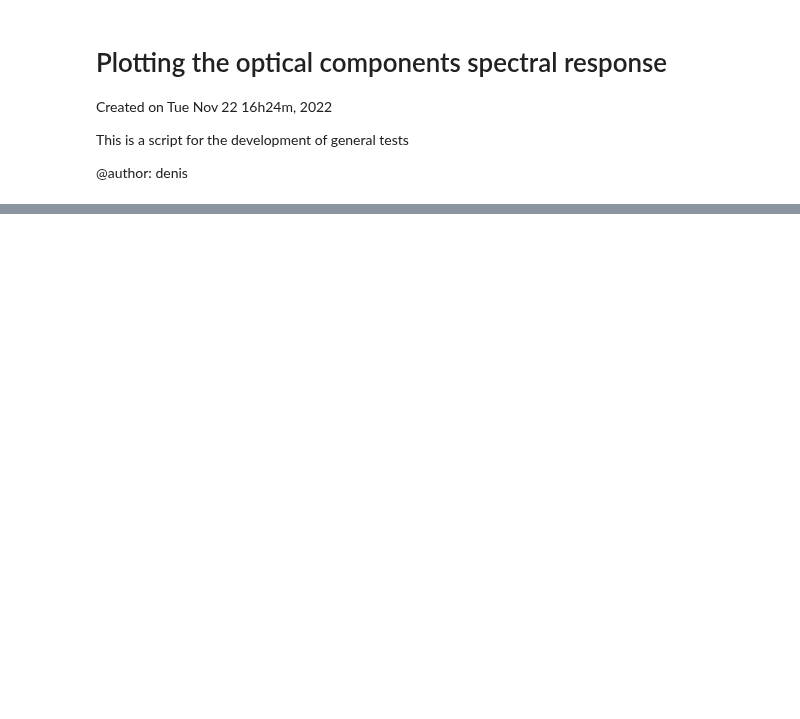
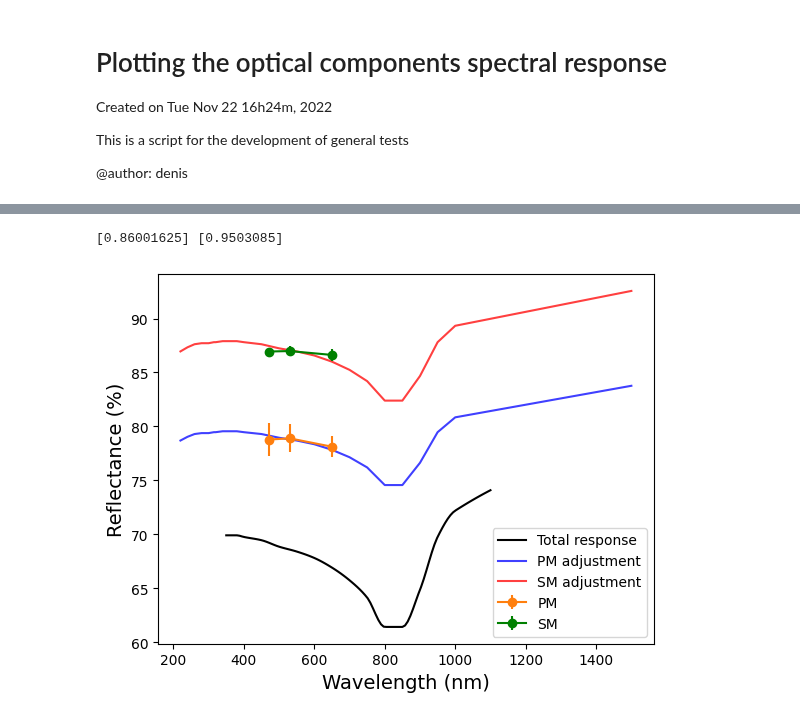
Before and after one commit to DBernardes/AIS, a Jupyter notebook: notebook/spectral_responses.ipynb, the cells around one changed output, grey strips where cells are left out. Drawn from its saved outputs; the diff is of its cells as text; code cells hidden in the pictures; blank space fills up the shorter version.

```diff
--- a/notebook/spectral_responses.ipynb
+++ b/notebook/spectral_responses.ipynb
@@ -284,17 +280,20 @@ from scipy.optimize import curve_fit
 
 from AIS.Spectral_Response import Telescope
 
+date = "20230328"
 fontsize = 14
 base_path = os.path.join("..", "AIS", "Spectral_Response", "telescope")
 obj_wavelength = np.linspace(350, 1100, 100)
 telescope = Telescope()
-spectral_response = telescope.get_spectral_response(obj_wavelength, "20230328") * 100
+spectral_response = telescope.get_spectral_response(obj_wavelength, date) * 100
 plt.plot(obj_wavelength, spectral_response, "k-", label="Total response")
 
 # ----------------------------------------------------------------------------------
 
-df = pd.read_csv(os.path.join(base_path, "reflectance_20230328.csv"))
-wv, M1, M2 = df["wavelength (nm)"], df["primary"], df["secondary"]
+df = pd.read_csv(os.path.join(base_path, f"reflectance_{date}.csv"))
+wv = df["wavelength (nm)"]
+M1, M1_std = df["M1 Reflectance"], df["M1 STD"]
+M2, M2_std = df["M2 Reflectance"], df["M2 STD"]
 
 ss = pd.read_csv(os.path.join(base_path, "aluminium_curve.csv"))
 
@@ -302,35 +301,38 @@ ss = pd.read_csv(os.path.join(base_path, "aluminium_curve.csv"))
 def func(x, c):
     ss = pd.read_csv(os.path.join(base_path, "aluminium_curve.csv"))
     spl = splrep(ss["Wavelength (nm)"], ss["Transmitance (%)"])
     spectral_response = splev(x, spl)
     return spectral_response * c
 
 
 popt_M1, _ = curve_fit(func, wv, M1)
 popt_M2, _ = curve_fit(func, wv, M2)
 
 
 plt.plot(
     ss["Wavelength (nm)"],
     ss["Transmitance (%)"] * popt_M1[0],
     "b",
     alpha=0.75,
     label=rf"PM adjustment",
 )
 plt.plot(
     ss["Wavelength (nm)"],
     ss["Transmitance (%)"] * popt_M2[0],
     "r",
     alpha=0.75,
     label=rf"SM adjustment",
 )
-plt.plot(wv, M1, "o-", c="tab:orange", label="PM")
-plt.plot(wv, M2, "o-", c="g", label="SM")
+plt.errorbar(wv, M1, M1_std, c="tab:orange", label="PM", fmt="o-")
+plt.errorbar(wv, M2, M2_std, c="g", label="SM", fmt="o-")
 plt.legend(loc="lower right")
 plt.xlabel("Wavelength (nm)", fontsize=fontsize)
 plt.ylabel("Reflectance (%)", fontsize=fontsize)
 plt.savefig(os.path.join("figures", "adjust_aluminium_curve.png"), dpi=300)
 plt.show()
+# %% [output]
+[0.86001625] [0.9503085]
+[figure, added]
 # %%
 # SPECTRAL RESPONSES OF THE POLARIMETRIC COMPONENTS
 
```
Also changed, not shown: parts of 2 cells of this notebook, 3 other files.
